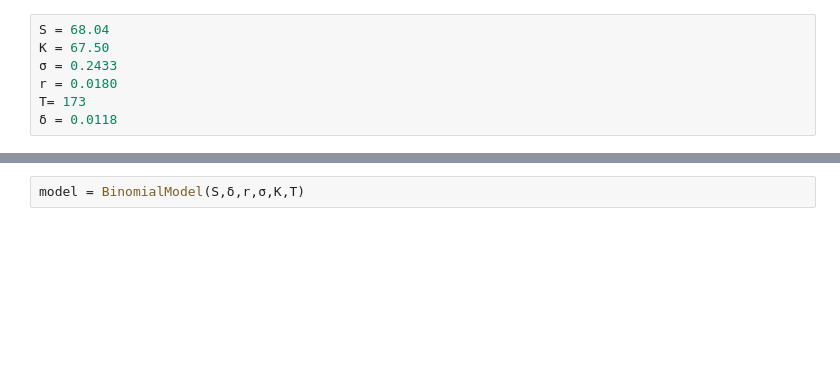
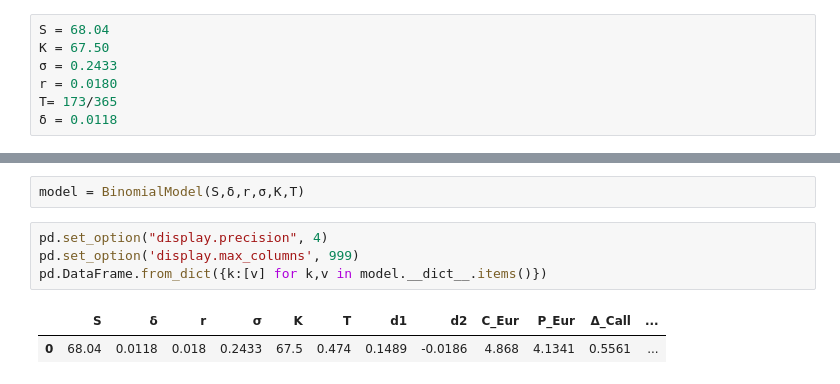
Before and after one commit to ajwittmond/financeHomework, a Jupyter notebook: financeHomework3.ipynb, the cells around one changed output, grey strips where cells are left out. Saved outputs shown, nothing was run; the diff lists cells and outputs as text; blank space fills up the shorter version.

```diff
--- a/financeHomework3.ipynb
+++ b/financeHomework3.ipynb
@@ -35,7 +43,7 @@ S = 68.04
 K = 67.50
 σ = 0.2433
 r = 0.0180
-T= 173
+T= 173/365
 δ = 0.0118
 # %% [markdown]
 # Defining the Binomial Tree
@@ -111,2 +144,9 @@ class BinomialModel:
 # %%
 model = BinomialModel(S,δ,r,σ,K,T)
+# %%
+pd.set_option("display.precision", 4)
+pd.set_option('display.max_columns', 999)
+pd.DataFrame.from_dict({k:[v] for k,v in model.__dict__.items()})
+# %% [output]
+|  | S | δ | r | σ | K | T | d1 | d2 | C_Eur | P_Eur | Δ_Call | ... |
+| 0 | 68.04 | 0.0118 | 0.018 | 0.2433 | 67.5 | 0.474 | 0.1489 | -0.0186 | 4.868 | 4.1341 | 0.5561 | ... |
```
Also changed, not shown: parts of 7 cells of this notebook.
